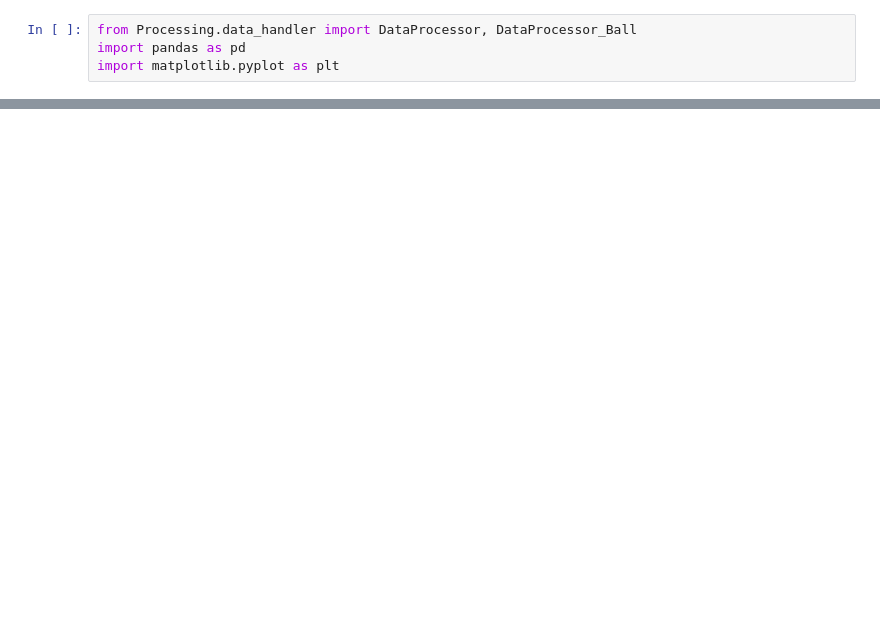
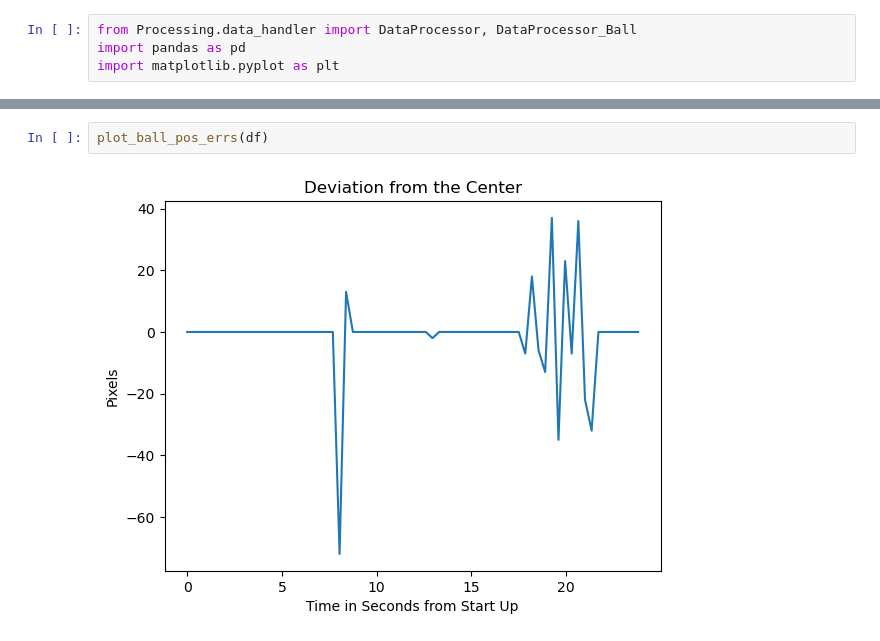
Before and after one commit to Capstone2302/RLWheel, a Jupyter notebook: plotting.ipynb, the cells around one changed output, grey strips where cells are left out. Cells and saved outputs as stored; diff of their text form; blank space fills up the shorter version.

```diff
--- a/plotting.ipynb
+++ b/plotting.ipynb
@@ -57,0 +83,4 @@ ValueError: Multi-dimensional indexing (e.g. `obj[:, None]`) is no longer suppor
+# %%
+plot_ball_pos_errs(df)
+# %% [output]
+[figure, added]
```
Also changed, not shown: parts of 5 cells of this notebook, 31 other files.
